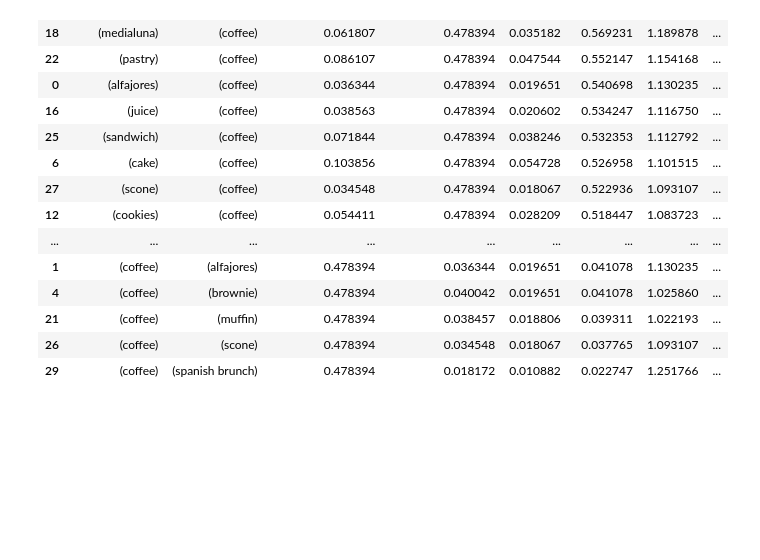
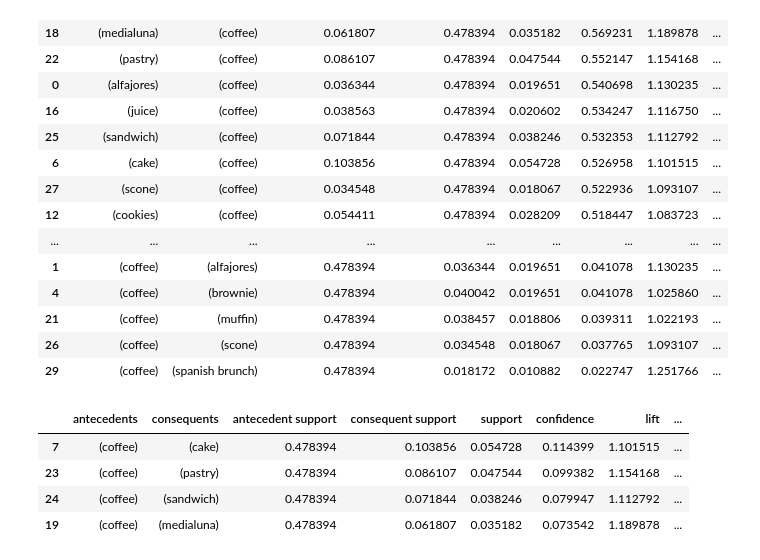
Before and after one commit to stvschmdt/ne_ds5230, a Jupyter notebook: prep_material/apriori-algorithm.ipynb, the cells around one changed output. Drawn from its saved outputs; the diff is of its cells as text; code cells hidden in the pictures; blank space fills up the shorter version.

```diff
--- a/prep_material/apriori-algorithm.ipynb
+++ b/prep_material/apriori-algorithm.ipynb
@@ -379,3 +380,13 @@ rules.sort_values('confidence', ascending=False)
 | 21 | (coffee) | (muffin) | 0.478394 | 0.038457 | 0.018806 | 0.039311 | 1.022193 | ... |
 | 26 | (coffee) | (scone) | 0.478394 | 0.034548 | 0.018067 | 0.037765 | 1.093107 | ... |
 | 29 | (coffee) | (spanish brunch) | 0.478394 | 0.018172 | 0.010882 | 0.022747 | 1.251766 | ... |
+# %%
+# Get the 4 consequents of highest confidence corresponding to cofee
+product = frozenset({'coffee'})
+rules[rules.antecedents == product].head(4)
+# %% [output]
+|  | antecedents | consequents | antecedent support | consequent support | support | confidence | lift | ... |
+| 7 | (coffee) | (cake) | 0.478394 | 0.103856 | 0.054728 | 0.114399 | 1.101515 | ... |
+| 23 | (coffee) | (pastry) | 0.478394 | 0.086107 | 0.047544 | 0.099382 | 1.154168 | ... |
+| 24 | (coffee) | (sandwich) | 0.478394 | 0.071844 | 0.038246 | 0.079947 | 1.112792 | ... |
+| 19 | (coffee) | (medialuna) | 0.478394 | 0.061807 | 0.035182 | 0.073542 | 1.189878 | ... |
```
Also changed, not shown: parts of 2 cells of this notebook.
